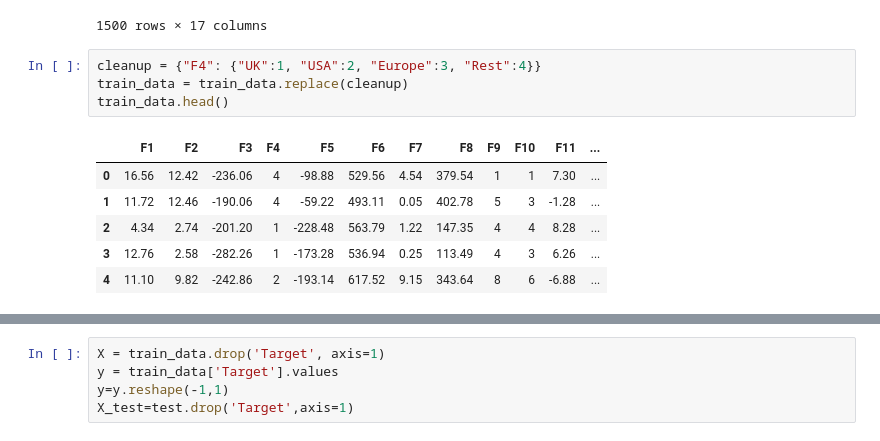
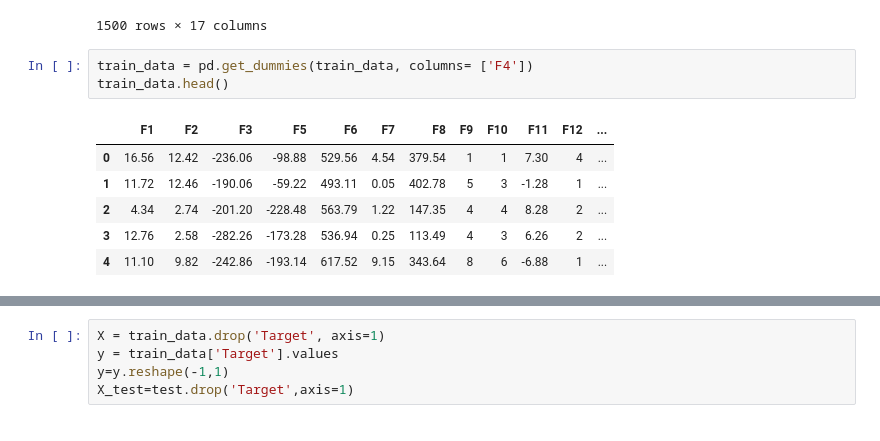
Before and after one commit to BlinkovYevhenGit/ML-techniques-for-TravelInsuranceCompany, a Jupyter notebook: Machine Learning/Assignment 1 ML/Assignment1_P3_SVM.ipynb, the cells around one changed output, grey strips where cells are left out. Drawn from its saved outputs; the diff is of its cells as text.

```diff
--- a/Machine Learning/Assignment 1 ML/Assignment1_P3_SVM.ipynb
+++ b/Machine Learning/Assignment 1 ML/Assignment1_P3_SVM.ipynb
@@ -86,15 +88,14 @@ test
 | 1498 | 8.06 | 13.34 | -211.82 | UK | -483.24 | 766.38 | 0.19 | 140.38 | 4 | 6 | 5.34 | ... |
 | 1499 | 2.84 | 2.66 | -286.80 | Europe | -136.80 | 430.35 | 0.00 | 243.71 | 7 | 7 | -2.44 | ... |
 1500 rows × 17 columns
-# %%
-cleanup = {"F4": {"UK":1, "USA":2, "Europe":3, "Rest":4}}
-train_data = train_data.replace(cleanup)
-train_data.head()
-# %% [output]
-|  | F1 | F2 | F3 | F4 | F5 | F6 | F7 | F8 | F9 | F10 | F11 | ... |
-| 0 | 16.56 | 12.42 | -236.06 | 4 | -98.88 | 529.56 | 4.54 | 379.54 | 1 | 1 | 7.30 | ... |
-| 1 | 11.72 | 12.46 | -190.06 | 4 | -59.22 | 493.11 | 0.05 | 402.78 | 5 | 3 | -1.28 | ... |
-| 2 | 4.34 | 2.74 | -201.20 | 1 | -228.48 | 563.79 | 1.22 | 147.35 | 4 | 4 | 8.28 | ... |
-| 3 | 12.76 | 2.58 | -282.26 | 1 | -173.28 | 536.94 | 0.25 | 113.49 | 4 | 3 | 6.26 | ... |
-| 4 | 11.10 | 9.82 | -242.86 | 2 | -193.14 | 617.52 | 9.15 | 343.64 | 8 | 6 | -6.88 | ... |
+# %%
+train_data = pd.get_dummies(train_data, columns= ['F4'])
+train_data.head()
+# %% [output]
+|  | F1 | F2 | F3 | F5 | F6 | F7 | F8 | F9 | F10 | F11 | F12 | ... |
+| 0 | 16.56 | 12.42 | -236.06 | -98.88 | 529.56 | 4.54 | 379.54 | 1 | 1 | 7.30 | 4 | ... |
+| 1 | 11.72 | 12.46 | -190.06 | -59.22 | 493.11 | 0.05 | 402.78 | 5 | 3 | -1.28 | 1 | ... |
+| 2 | 4.34 | 2.74 | -201.20 | -228.48 | 563.79 | 1.22 | 147.35 | 4 | 4 | 8.28 | 2 | ... |
+| 3 | 12.76 | 2.58 | -282.26 | -173.28 | 536.94 | 0.25 | 113.49 | 4 | 3 | 6.26 | 2 | ... |
+| 4 | 11.10 | 9.82 | -242.86 | -193.14 | 617.52 | 9.15 | 343.64 | 8 | 6 | -6.88 | 1 | ... |
 # %%
```
Also changed, not shown: parts of 12 cells of this notebook, 10 other files.
